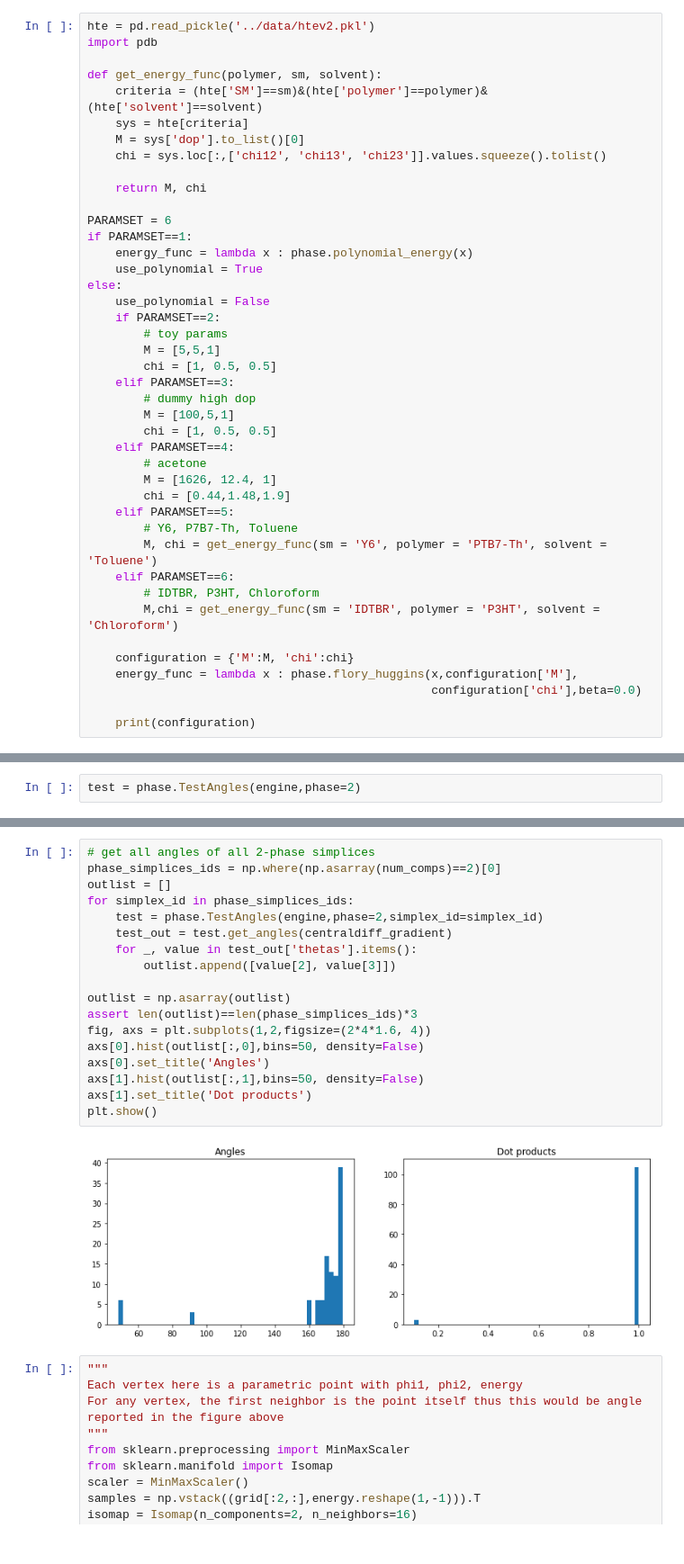
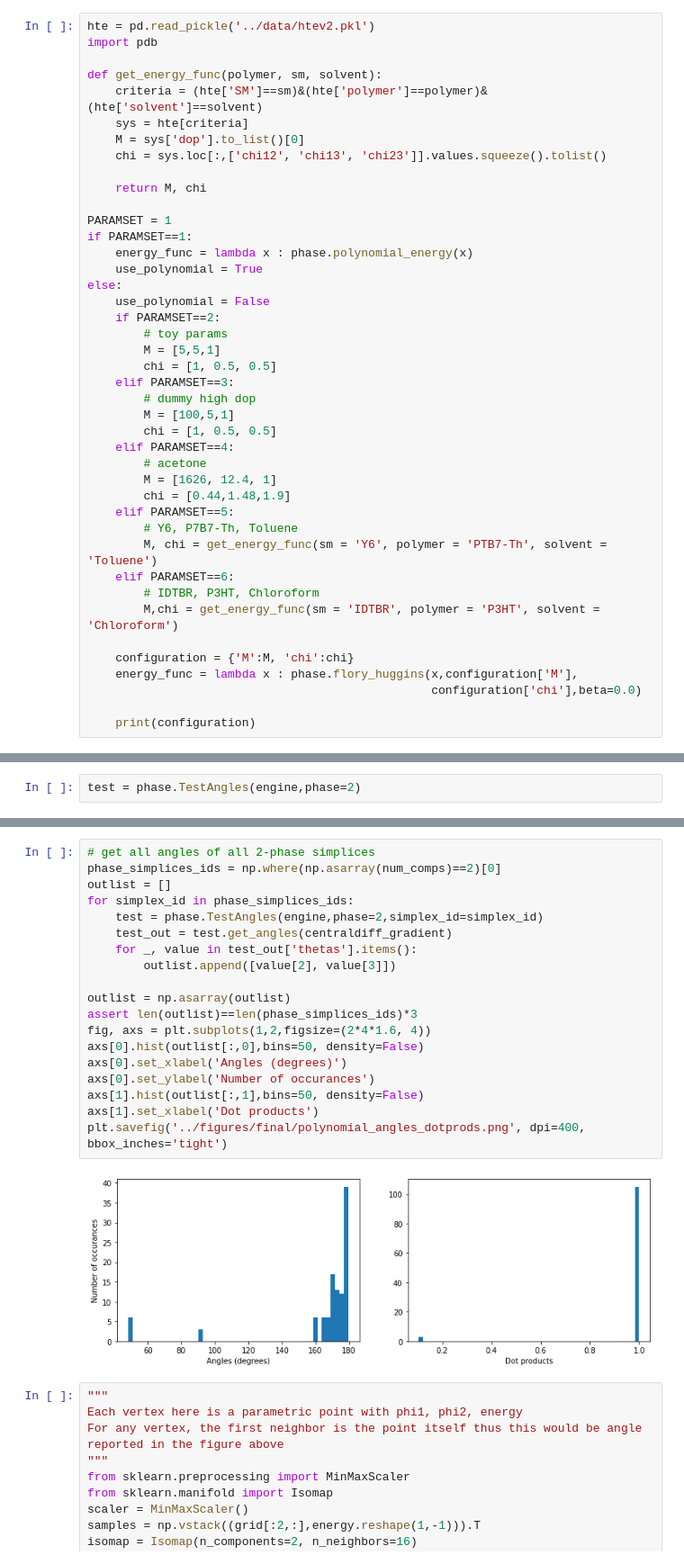
Before and after one commit to kiranvad/polyphase, a Jupyter notebook: notebooks/03-Residual type tests.ipynb, the cells around one changed output, grey strips where cells are left out. Shown at 90% size. Cells and saved outputs as stored; diff of their text form.

```diff
--- a/notebooks/03-Residual type tests.ipynb
+++ b/notebooks/03-Residual type tests.ipynb
@@ -19,7 +22,7 @@ def get_energy_func(polymer, sm, solvent):
 
     return M, chi
 
-PARAMSET = 6
+PARAMSET = 1
 if PARAMSET==1:
     energy_func = lambda x : phase.polynomial_energy(x)
     use_polynomial = True
@@ -237,23 +238,24 @@ Angle at vertex 2 is 178.85 degrees
 # %%
 # get all angles of all 2-phase simplices
 phase_simplices_ids = np.where(np.asarray(num_comps)==2)[0]
 outlist = []
 for simplex_id in phase_simplices_ids:
     test = phase.TestAngles(engine,phase=2,simplex_id=simplex_id)
     test_out = test.get_angles(centraldiff_gradient)
     for _, value in test_out['thetas'].items():
         outlist.append([value[2], value[3]])
 
 outlist = np.asarray(outlist)
 assert len(outlist)==len(phase_simplices_ids)*3
 fig, axs = plt.subplots(1,2,figsize=(2*4*1.6, 4))
 axs[0].hist(outlist[:,0],bins=50, density=False)
-axs[0].set_title('Angles')
+axs[0].set_xlabel('Angles (degrees)')
+axs[0].set_ylabel('Number of occurances')
 axs[1].hist(outlist[:,1],bins=50, density=False)
-axs[1].set_title('Dot products')
-plt.show()
+axs[1].set_xlabel('Dot products')
+plt.savefig('../figures/final/polynomial_angles_dotprods.png', dpi=400, bbox_inches='tight')
 # %% [output]
-[figure, old version]
+[figure, new version]
 # %%
 """
 Each vertex here is a parametric point with phi1, phi2, energy
```
Also changed, not shown: parts of 7 cells of this notebook, 7 other files.
